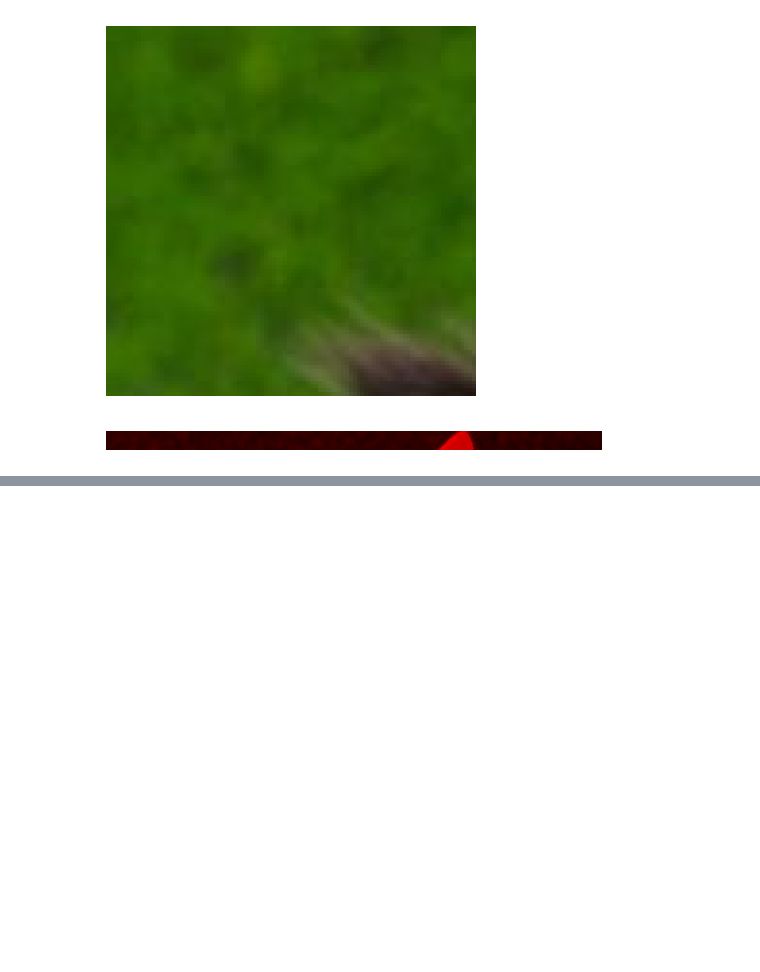
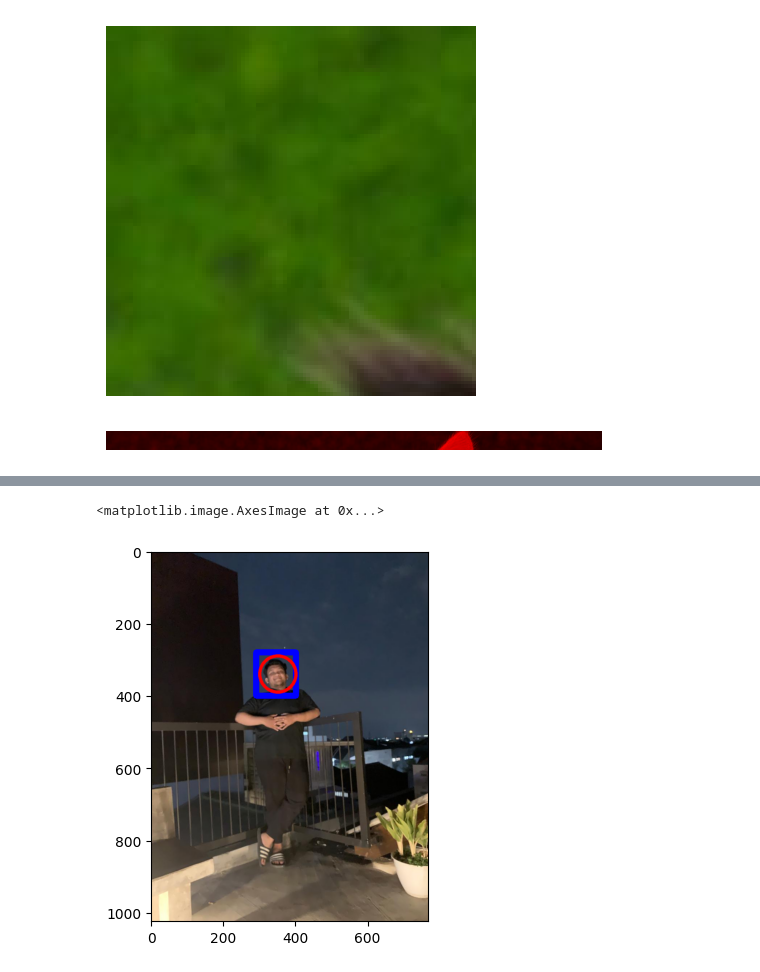
Before and after one commit to alfarobi695/PCVK_Ganjil_2023, a Jupyter notebook: Week2.ipynb, the cells around one changed output, grey strips where cells are left out. Cells and saved outputs as stored; diff of their text form; code cells hidden in the pictures; blank space fills up the shorter version.

```diff
--- a/Week2.ipynb
+++ b/Week2.ipynb
@@ -207,0 +208,9 @@ plt.show()
+# %%
+img = cv.imread('/content/IMG-20230903-WA0002.jpg')
+img = cv.cvtColor(img, cv.COLOR_BGR2RGB)
+cv.rectangle(img, pt1=(290,280), pt2=(400,400), color =(0,0,255),thickness=15)
+cv.circle(img, center=(350,340), radius =50, color=(255,0,0),thickness=8)
+plt.imshow(img)
+# %% [output]
+<matplotlib.image.AxesImage at 0x...>
+[figure, added]
```
Also changed, not shown: parts of 2 cells of this notebook.
